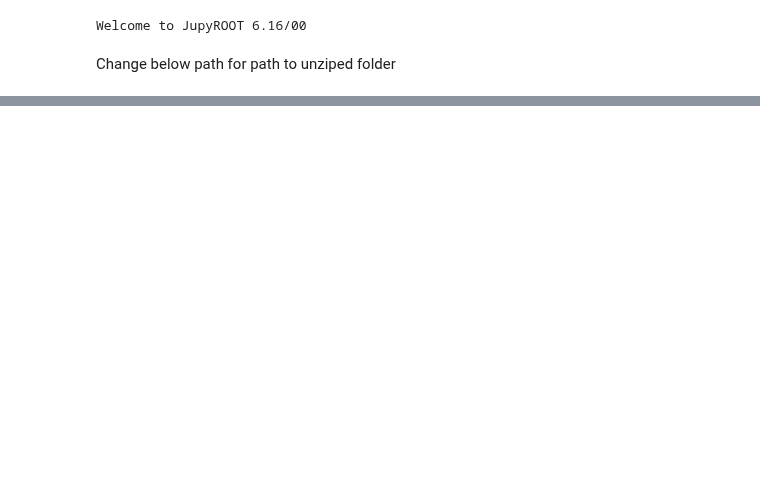
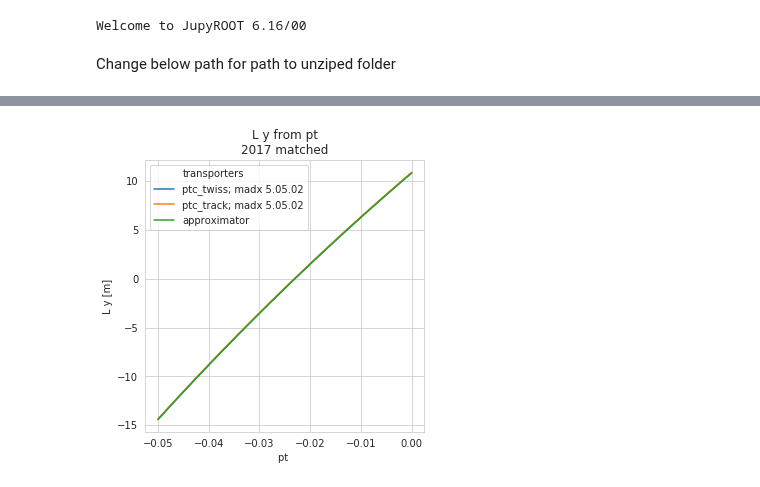
Before and after one commit to mucharafal/optics_generator_python, a Jupyter notebook: notebooks/Optics Parameters Compare 2017 Matched.ipynb, the cells around one changed output, grey strips where cells are left out. Saved outputs shown, nothing was run; the diff lists cells and outputs as text; code cells hidden in the pictures; blank space fills up the shorter version.

```diff
--- a/notebooks/Optics Parameters Compare 2017 Matched.ipynb
+++ b/notebooks/Optics Parameters Compare 2017 Matched.ipynb
@@ -85,7 +101,10 @@ plotter.plot_optical_functions(bunch_configuration, optical_functions, "pt", "L
 # %%
 optical_functions = {
     transporter1: (twiss_optics_parameters.compute_l_y, twiss_configuration),
-    transporter2: (track_optics_parameters.compute_l_y, track_configuration)
+    transporter2: (track_optics_parameters.compute_l_y, track_configuration),
+    transporter3: (app_op.compute_l_y, approximator)
 }
 
 plotter.plot_optical_functions(bunch_configuration, optical_functions, "pt", "L y", title_sufix)
+# %% [output]
+[figure, added]
```
Also changed, not shown: parts of 7 cells of this notebook, 15 other files.
